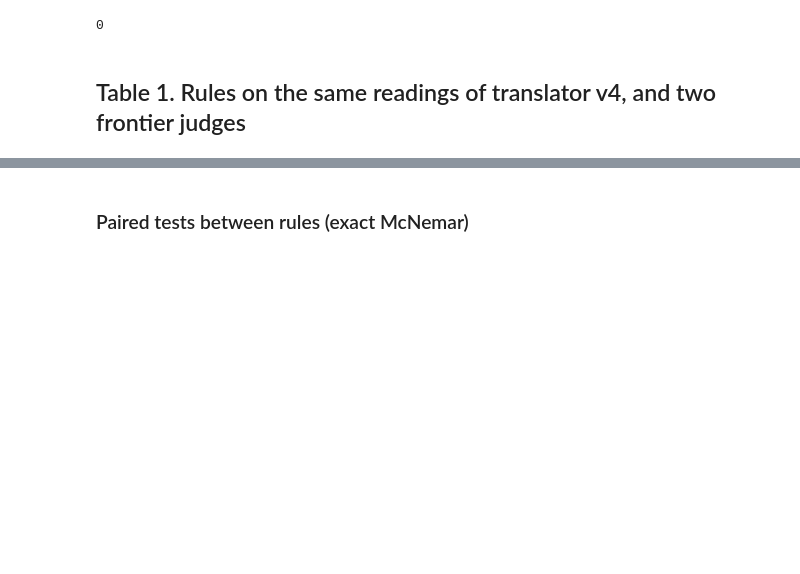
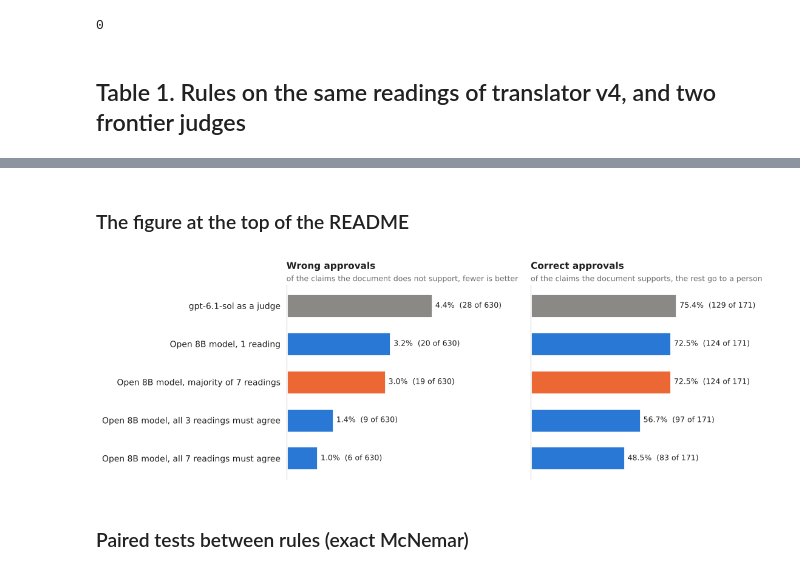
Before and after one commit to groundlens-dev/research, a Jupyter notebook: notebooks/06_results.ipynb, the cells around one changed output, grey strips where cells are left out. Drawn from its saved outputs; the diff is of its cells as text; code cells hidden in the pictures; blank space fills up the shorter version.

Commit message:
README opens with a chart of the main result
Co-Authored-By: Claude Opus 5.5 <noreply@anthropic.com>
Claude-Session: https://claude.ai/code/session_01FvQqbykAWntm3jL7Fx8XMH

```diff
--- a/notebooks/06_results.ipynb
+++ b/notebooks/06_results.ipynb
@@ -94,6 +94,18 @@ pd.DataFrame([row(str(r), v4[r]) for r in table_1]
 | 5 | Every reading of 3, with xor edits | 1.31 | 56.3% | 1.3% (8) | 54.4% | 77.4% | 2.2% (4) | ... |
 | 6 | gpt-6.1-sol as judge |  |  | 4.4% (28) | 75.4% | 66.3% | 3.9% (7) | ... |
 | 7 | Claude Opus 5.5 as judge |  |  |  |  |  | 4.5% (8) | ... |
+# %% [markdown]
+### The figure at the top of the README
+# %%
+summary_rows = [("gpt-6.1-sol as a judge", "judge", A.summarize(gpt, labels)),
+                ("Open 8B model, 1 reading", "every", A.summarize(v4[Rule("every", 1)], labels)),
+                ("Open 8B model, majority of 7 readings", "majority", A.summarize(v4[Rule("most_frequent", 7)], labels)),
+                ("Open 8B model, all 3 readings must agree", "every", A.summarize(v4[Rule("every", 3)], labels)),
+                ("Open 8B model, all 7 readings must agree", "every", A.summarize(v4[Rule("every", 7)], labels))]
+(REPO / "figures").mkdir(exist_ok=True)
+summary_figure = A.plot_summary_figure(summary_rows, path=REPO / "figures" / "summary.png")
+# %% [output]
+[figure, added]
 # %% [markdown]
 ### Paired tests between rules (exact McNemar)
 # %%
```
Also changed, not shown: 4 other files.
